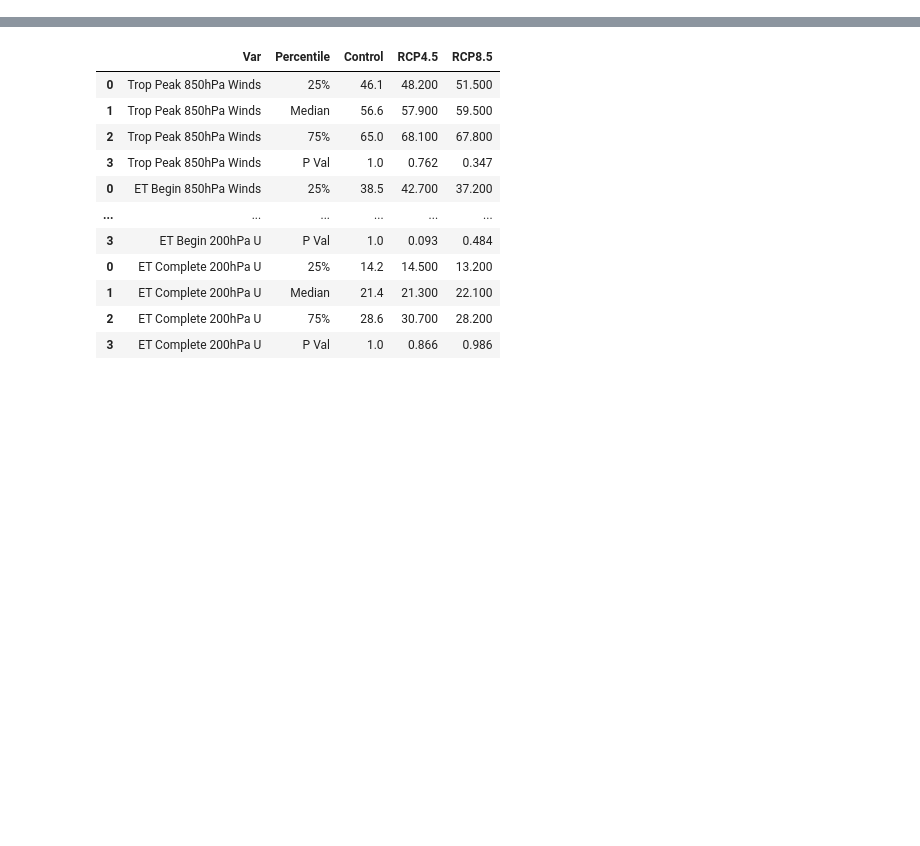
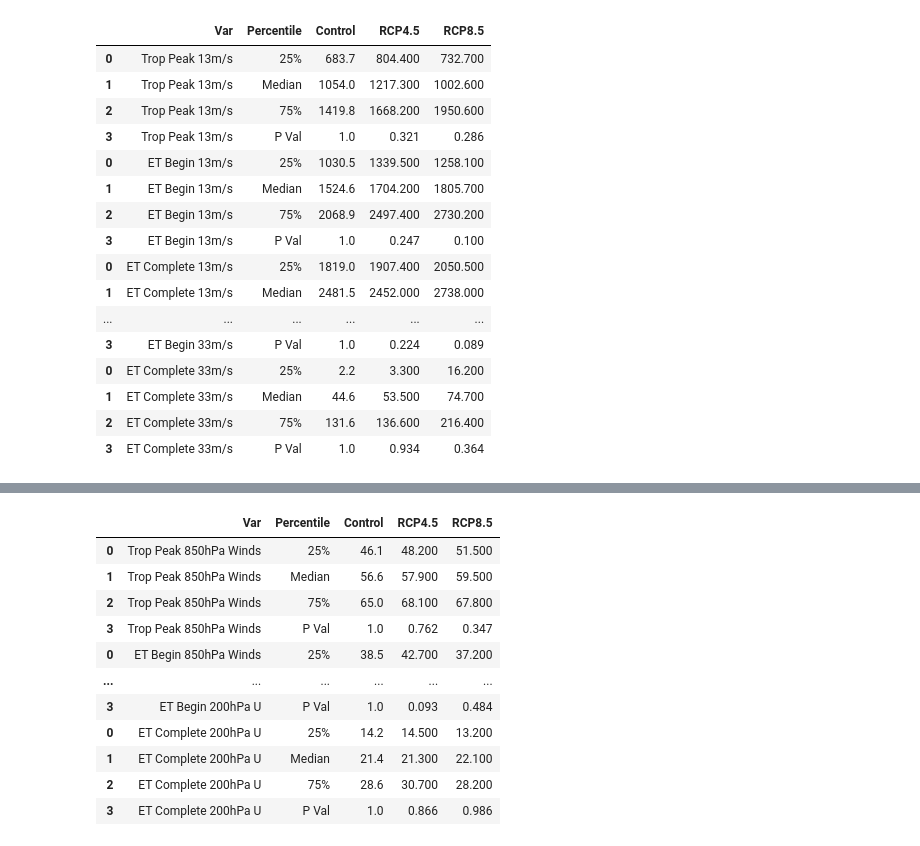
Before and after one commit to Luigi728/ExtraTrack_Github, a Jupyter notebook: RCP_Analysis/RCP_Analysis_V6.7.2.ipynb, the cells around one changed output, grey strips where cells are left out. Cells and saved outputs as stored; diff of their text form; code cells hidden in the pictures; blank space fills up the shorter version.

```diff
--- a/RCP_Analysis/RCP_Analysis_V6.7.2.ipynb
+++ b/RCP_Analysis/RCP_Analysis_V6.7.2.ipynb
@@ -303,7 +303,7 @@ def Wind_Field_Find(DF_Storm_Compo, Compo_nc):
     DF_Storm_Compo["33m/s"] = Wind_Field_Info[5]
     return (DF_Storm_Compo)
 # %%
-# Find Max Precip and Total Precip Over Area
+# Find Precipitation Variables
 def Precip_Field_Find(DF_Storm_Compo, Compo_nc):
     Compo_Index = DF_Storm_Compo["Compo Index"]
     Time_List = DF_Storm_Compo["Time"]
@@ -318,14 +318,13 @@ def Precip_Field_Find(DF_Storm_Compo, Compo_nc):
 # Find Maximum Precip Rate
         Max_Precip = numpy.max(Snap_Precip)
         Precip_Field_Info[0][k] = Max_Precip
-# Find Total Areal Precip
+# Count Number of Data Points With Precip Rate Above 1, 5, 10mm/hr
         Snap_Sort = numpy.sort(Snap_Precip.ravel())
-        Areal_Precip_Total = numpy.sum(Snap_Sort)
-        Precip_Field_Info[1][k] = Areal_Precip_Total
-# Count Number of Data Points With Precip Rate Above 1, 5, 10mm/hr
+        Count_05 = len(Snap_Sort[Snap_Sort >= 0.5])
         Count_1 = len(Snap_Sort[Snap_Sort >= 1])
         Count_5 = len(Snap_Sort[Snap_Sort >= 5])
         Count_10 = len(Snap_Sort[Snap_Sort >= 10])
+        Precip_Field_Info[1][k] = Grid_Size(Count_05) * 10**-3
         Precip_Field_Info[2][k] = Grid_Size(Count_1) * 10**-3
         Precip_Field_Info[3][k] = Grid_Size(Count_5) * 10**-3
         Precip_Field_Info[4][k] = Grid_Size(Count_10) * 10**-3
@@ -341,7 +340,7 @@ def Precip_Field_Find(DF_Storm_Compo, Compo_nc):
 #
 # Add Precip Field Info Into DF Storm Compo
     DF_Storm_Compo["Max Precip Rate"] = Precip_Field_Info[0]
-    DF_Storm_Compo["Total Areal Precip"] = Precip_Field_Info[1]
+    DF_Storm_Compo["0.5mm/hr"] = Precip_Field_Info[1]
     DF_Storm_Compo["1mm/hr"] = Precip_Field_Info[2]
     DF_Storm_Compo["5mm/hr"] = Precip_Field_Info[3]
     DF_Storm_Compo["10mm/hr"] = Precip_Field_Info[4]
@@ -533,3 +532,24 @@ def Create_Output_DF(Control_ET, RCP45_ET, RCP85_ET, Vars):
             else:
                 Output_DF = pandas.concat([Output_DF, DF])
     return (Output_DF)
+# %%
+Create_Output_DF(Control_ET_Compo, RCP45_ET_Compo, RCP85_ET_Compo, \
+["13m/s", "18m/s", "25m/s", "33m/s"])
+# %% [output]
+|  | Var | Percentile | Control | RCP4.5 | RCP8.5 |
+| 0 | Trop Peak 13m/s | 25% | 683.7 | 804.400 | 732.700 |
+| 1 | Trop Peak 13m/s | Median | 1054.0 | 1217.300 | 1002.600 |
+| 2 | Trop Peak 13m/s | 75% | 1419.8 | 1668.200 | 1950.600 |
+| 3 | Trop Peak 13m/s | P Val | 1.0 | 0.321 | 0.286 |
+| 0 | ET Begin 13m/s | 25% | 1030.5 | 1339.500 | 1258.100 |
+| 1 | ET Begin 13m/s | Median | 1524.6 | 1704.200 | 1805.700 |
+| 2 | ET Begin 13m/s | 75% | 2068.9 | 2497.400 | 2730.200 |
+| 3 | ET Begin 13m/s | P Val | 1.0 | 0.247 | 0.100 |
+| 0 | ET Complete 13m/s | 25% | 1819.0 | 1907.400 | 2050.500 |
+| 1 | ET Complete 13m/s | Median | 2481.5 | 2452.000 | 2738.000 |
+| ... | ... | ... | ... | ... | ... |
+| 3 | ET Begin 33m/s | P Val | 1.0 | 0.224 | 0.089 |
+| 0 | ET Complete 33m/s | 25% | 2.2 | 3.300 | 16.200 |
+| 1 | ET Complete 33m/s | Median | 44.6 | 53.500 | 74.700 |
+| 2 | ET Complete 33m/s | 75% | 131.6 | 136.600 | 216.400 |
+| 3 | ET Complete 33m/s | P Val | 1.0 | 0.934 | 0.364 |
```
Also changed, not shown: parts of 4 cells of this notebook.
